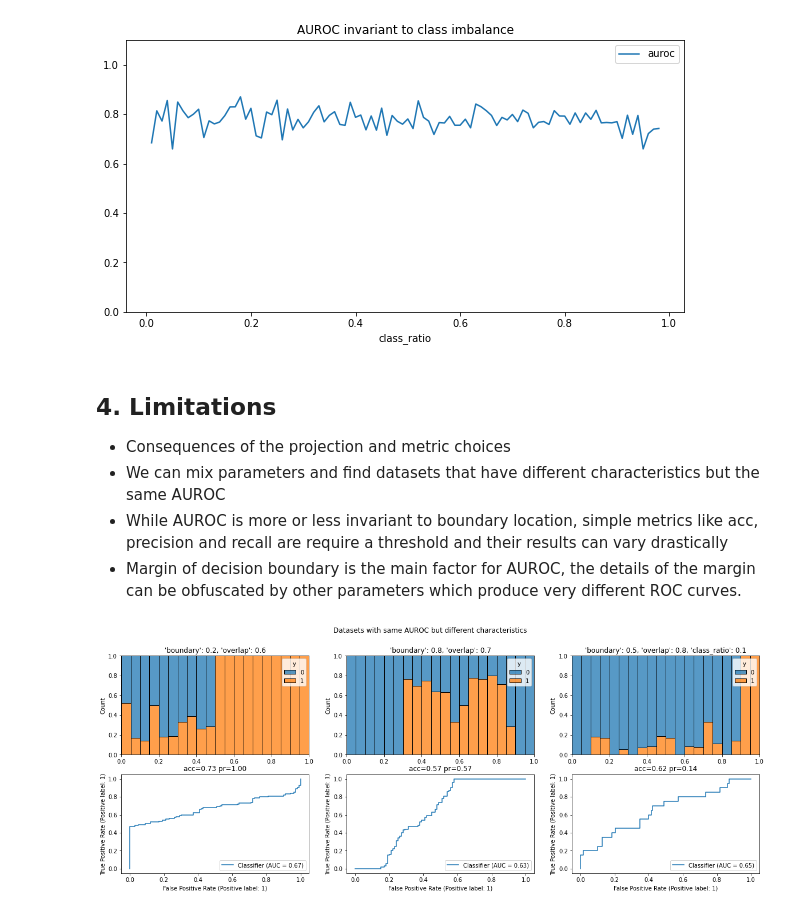
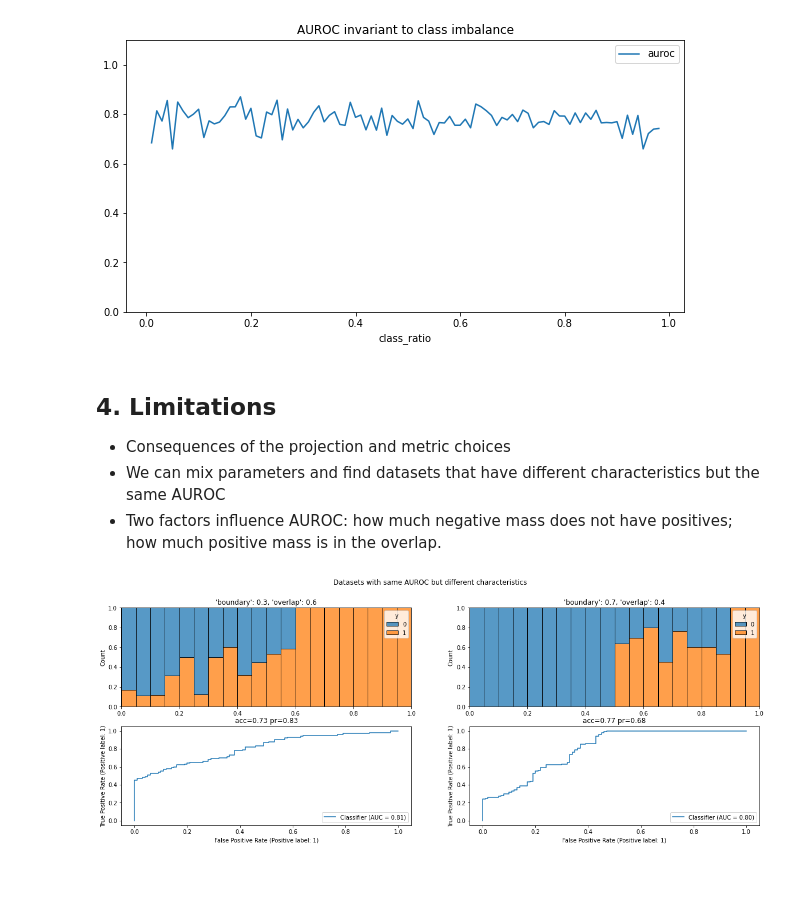
Before and after one commit to xapharius/mlscripts, a Jupyter notebook: AUROC.ipynb, the cells around one changed output. Cells and saved outputs as stored; diff of their text form; code cells hidden in the pictures; blank space fills up the shorter version.

Commit message:
simplified AUROC interpretation

```diff
--- a/AUROC.ipynb
+++ b/AUROC.ipynb
@@ -426,26 +441,26 @@ plt.show()
 [figure]
 # %%
 fig, axarr = plt.subplots(3, 2, figsize=(27, 15), sharex=True)
-data = get_data(overlap=0.5, dist="normal")
+data = get_data(overlap=0.4, dist="normal")
 metrics_df = get_metrics(data, n_thresholds=100)
 
 fpr0_th = metrics_df.query("FPR == 0")["FPR"].index
 plot_data(data, ax=axarr[0, 0], title="Thresholds where FPR=0", dist="normal")
 axarr[0, 0].axvspan(fpr0_th.min(), fpr0_th.max(), alpha=0.2, color="red")
 sns.scatterplot(data=metrics_df, x="FPR", y="TPR", hue=metrics_df.index.isin(fpr0_th) , ax=axarr[0, 1])
-axarr[0, 1].set_title("ROC highlighting the shaded area (FPR=0)")
+axarr[0, 1].set_title("ROC onldy defined over negative class support")
 
 mid_th = metrics_df.query("TPR < 1").query("FPR > 0")["FPR"].index
 plot_data(data, ax=axarr[1, 0], title="Thresholds with class intersections", dist="normal")
 axarr[1, 0].axvspan(mid_th.min(), mid_th.max(), alpha=0.2, color="red")
 sns.scatterplot(data=metrics_df, x="FPR", y="TPR", hue=metrics_df.index.isin(mid_th) , ax=axarr[1, 1])
-axarr[1, 1].set_title("ROC focusing on the decision boundary")
+axarr[1, 1].set_title("Class overlap containing most negative mass")
 
 tpr1_th = metrics_df.query("TPR == 1")["FPR"].index
 plot_data(data, ax=axarr[2, 0], title="Thresholds where TPR=1", dist="normal")
 axarr[2, 0].axvspan(tpr1_th.min(), tpr1_th.max(), alpha=0.2, color="red")
 sns.scatterplot(data=metrics_df, x="FPR", y="TPR", hue=metrics_df.index.isin(tpr1_th) , ax=axarr[2, 1])
-axarr[2, 1].set_title("ROC highlighting the shaded area (TPR=1)")
+axarr[2, 1].set_title("Exclusive negative class has max TPR")
 
 plt.xlim(-0.01, 1.01)
 plt.show()
@@ -579,21 +588,0 @@ plt.show()
-# %%
-examples = [{"overlap": 0.5, "boundary": i} for i in [.2, .4, .5, .6, .8]]
-
-fig, axarr = plt.subplots(2, len(examples), figsize=(40,7), sharex=False)
-plt.suptitle("Datasets with different boundary location")
-for ix, params in enumerate(examples):
-    data = get_data(**params, dist="uniform")
-    plot_data(data, ax=axarr[0, ix], title=str(params)[1:-1], dist="uniform")
-    sk_metrics.RocCurveDisplay.from_predictions(y_true=data["y"], y_pred=data["preds"], ax=axarr[1, ix])
-plt.show()
-
-
-res = []
-for boundary in np.arange(0.1, 0.9, 0.01):
-    data = get_data(boundary=boundary, overlap=0.5, dist="uniform")
-    res.append({
-        "boundary": boundary,
-        "auroc": sk_metrics.roc_auc_score(data["y"], data["preds"])
-    })
-pd.DataFrame(res).set_index("boundary").plot(figsize=(10, 5), ylim=(0, 1.1), title="AUROC not that sensitive to boundary location")
-plt.show()
@@ -634,26 +620,24 @@ plt.show()
 ## 4. Limitations
 - Consequences of the projection and metric choices
 - We can mix parameters and find datasets that have different characteristics but the same AUROC
-- While AUROC is more or less invariant to boundary location, simple metrics like acc, precision and recall are require a threshold and their results can vary drastically
-- Margin of decision boundary is the main factor for AUROC, the details of the margin can be obfuscated by other parameters which produce very different ROC curves.
+- Two factors influence AUROC: how much negative mass does not have positives; how much positive mass is in the overlap.
 # %%
 examples = [
-    {"boundary": 0.2, "overlap": 0.6},
-    {"boundary": 0.8, "overlap": 0.7},
-    {"boundary": 0.5, "overlap": 0.8, "class_ratio": 0.1},
+    {"boundary": 0.3, "overlap": 0.6},
+    {"boundary": 0.7, "overlap": 0.4},
 ]
 
 fig, axarr = plt.subplots(2, len(examples), figsize=(20,7), sharex=False)
 plt.suptitle("Datasets with same AUROC but different characteristics")
 for ix, params in enumerate(examples):
     data = get_data(**params, dist="uniform")
     plot_data(data, ax=axarr[0, ix], title=str(params)[1:-1], dist="uniform")
     axarr[0, ix].set_xlabel("")
 
     axarr[1, ix].set_title(f"acc={sk_metrics.accuracy_score(data['y'], data['preds'] > 0.5):.2f} pr={sk_metrics.precision_score(data['y'], data['preds'] > 0.5):.2f}")
     sk_metrics.RocCurveDisplay.from_predictions(y_true=data["y"], y_pred=data["preds"], ax=axarr[1, ix])
 plt.show()
 # %% [output]
-[figure, old version]
+[figure, new version]
 # %% [markdown]
 # 5. Conclusion
```
Also changed, not shown: parts of 14 cells of this notebook.
